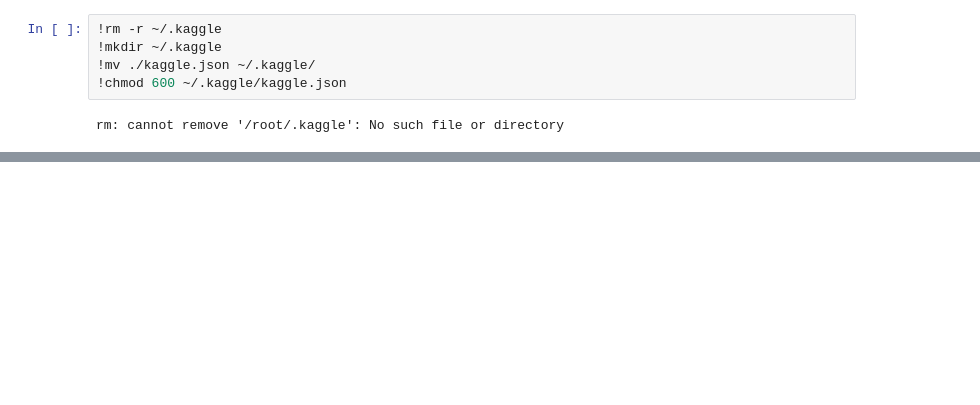
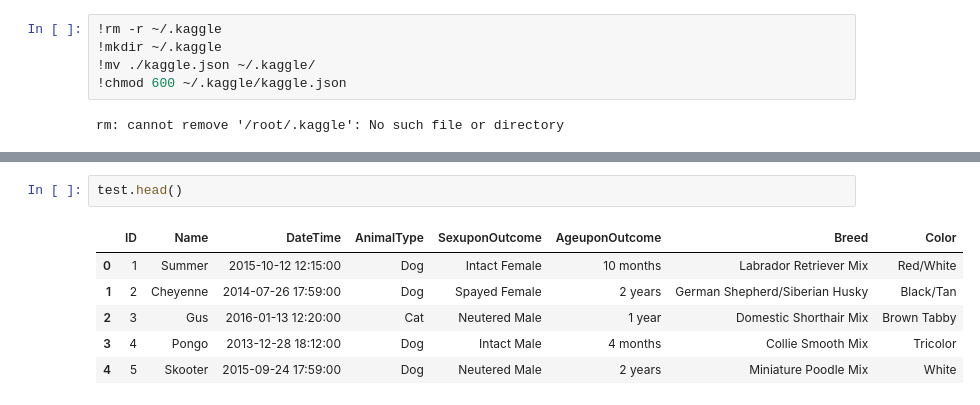
Before and after one commit to willystw/fastai-learning, a Jupyter notebook: shelter-animal/Shelter_Animal.ipynb, the cells around one changed output, grey strips where cells are left out. Cells and saved outputs as stored; diff of their text form; blank space fills up the shorter version.

```diff
--- a/shelter-animal/Shelter_Animal.ipynb
+++ b/shelter-animal/Shelter_Animal.ipynb
@@ -55,0 +73,9 @@ path.ls()
+# %%
+test.head()
+# %% [output]
+|  | ID | Name | DateTime | AnimalType | SexuponOutcome | AgeuponOutcome | Breed | Color |
+| 0 | 1 | Summer | 2015-10-12 12:15:00 | Dog | Intact Female | 10 months | Labrador Retriever Mix | Red/White |
+| 1 | 2 | Cheyenne | 2014-07-26 17:59:00 | Dog | Spayed Female | 2 years | German Shepherd/Siberian Husky | Black/Tan |
+| 2 | 3 | Gus | 2016-01-13 12:20:00 | Cat | Neutered Male | 1 year | Domestic Shorthair Mix | Brown Tabby |
+| 3 | 4 | Pongo | 2013-12-28 18:12:00 | Dog | Intact Male | 4 months | Collie Smooth Mix | Tricolor |
+| 4 | 5 | Skooter | 2015-09-24 17:59:00 | Dog | Neutered Male | 2 years | Miniature Poodle Mix | White |
```
Also changed, not shown: parts of 54 cells of this notebook.
